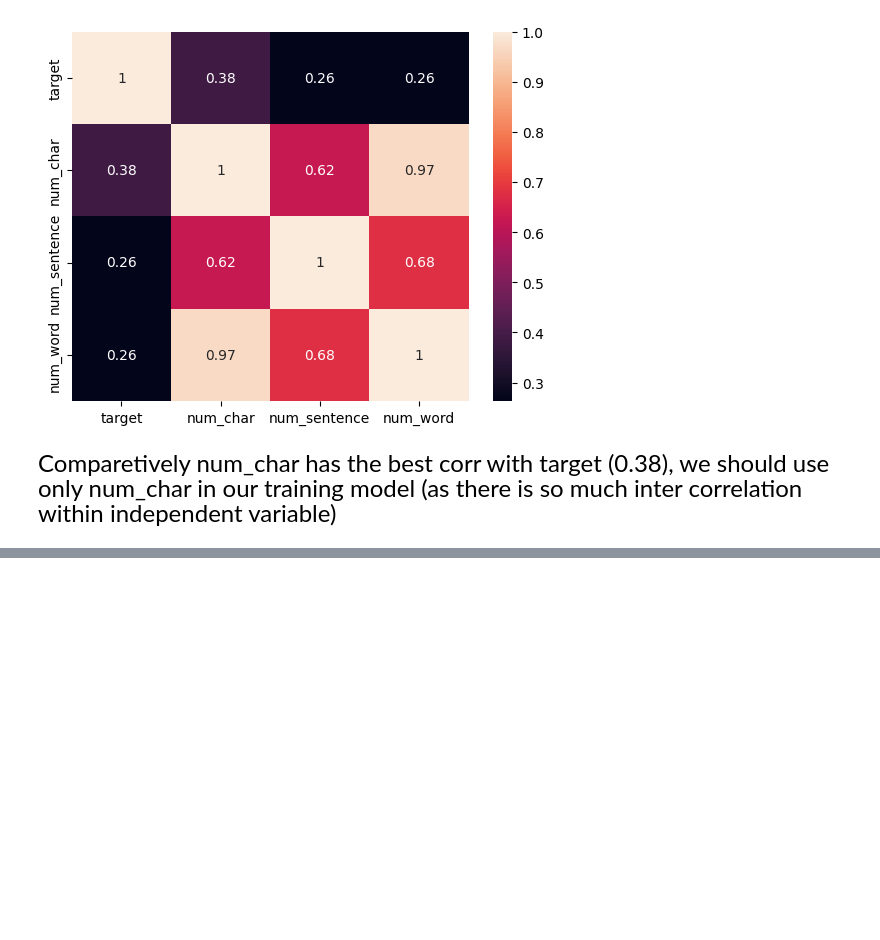
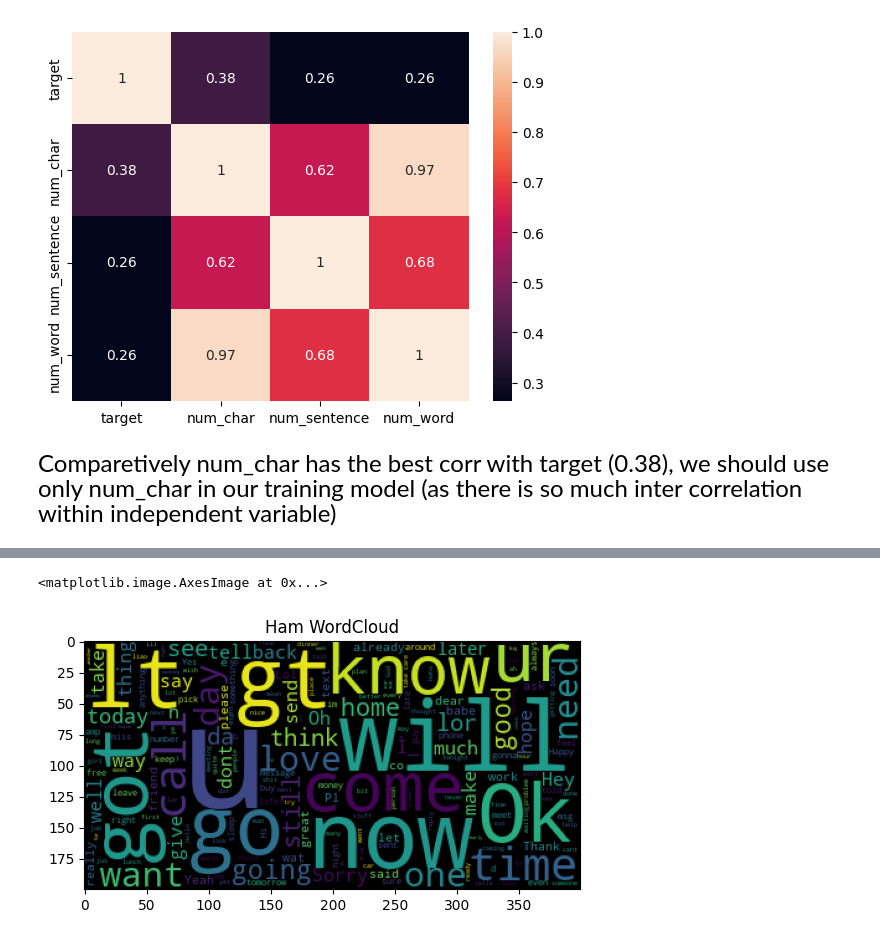
Before and after one commit to gitAnuragMishra/SMS-Email-classifier, a Jupyter notebook: EDA.ipynb, the cells around one changed output, grey strips where cells are left out. Drawn from its saved outputs; the diff is of its cells as text; code cells hidden in the pictures; blank space fills up the shorter version.

```diff
--- a/EDA.ipynb
+++ b/EDA.ipynb
@@ -155,0 +171,6 @@ sns.heatmap(df[[ 'target', 'num_char', 'num_sentence', 'num_word']].corr(), anno
+# %%
+plt.title('Ham WordCloud')
+plt.imshow(wc)
+# %% [output]
+<matplotlib.image.AxesImage at 0x...>
+[figure, added]
```
Also changed, not shown: parts of 22 cells of this notebook.
